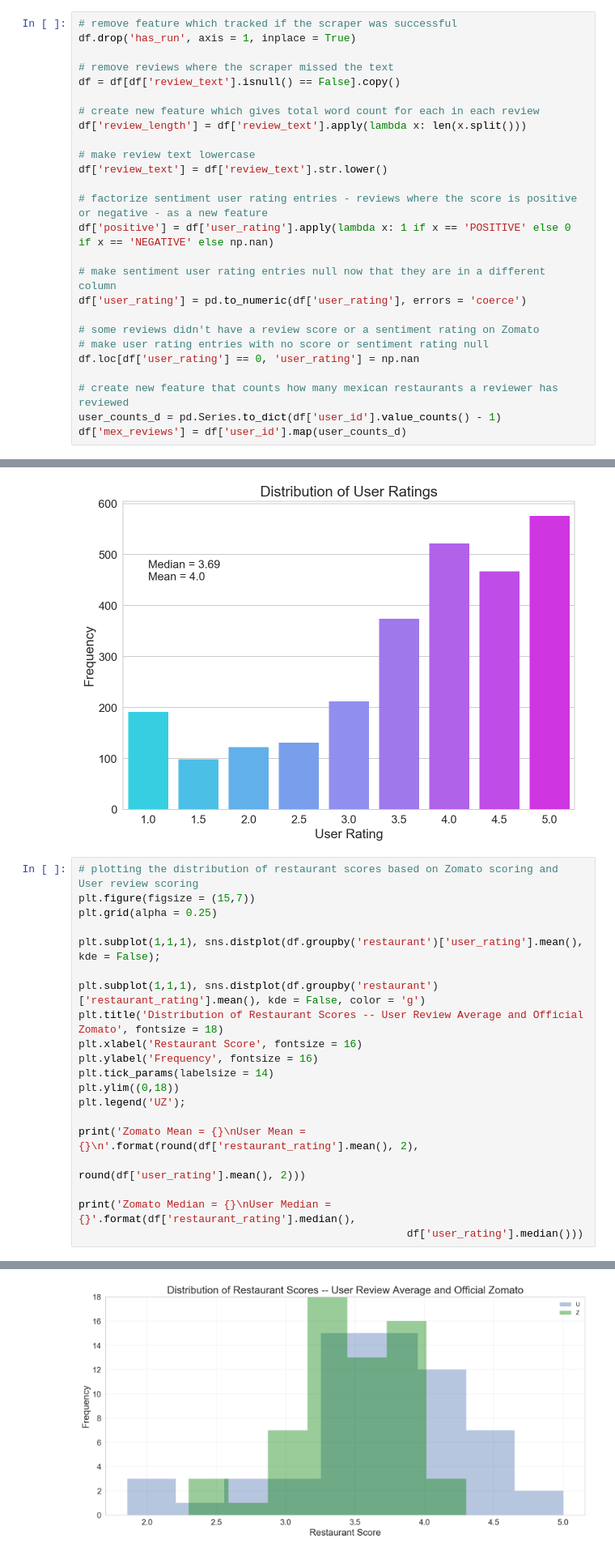
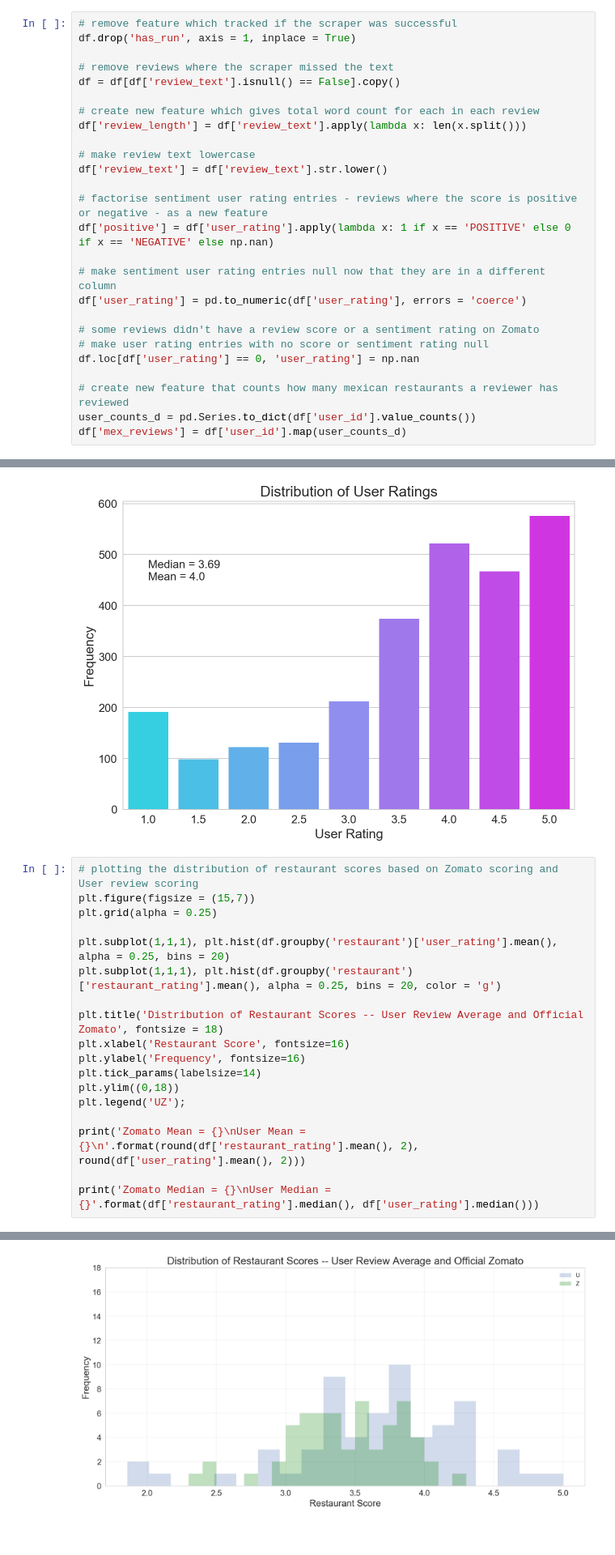
Before and after one commit to SeanTurner026/Portfolio, a Jupyter notebook: Capstone Project/Zomato Analysis.ipynb, the cells around one changed output, grey strips where cells are left out. Shown at 81% size. Drawn from its saved outputs; the diff is of its cells as text.

Commit message:
Cleaned up sentiment analysis code

```diff
--- a/Capstone Project/Zomato Analysis.ipynb
+++ b/Capstone Project/Zomato Analysis.ipynb
@@ -64,7 +64,7 @@ df['review_length'] = df['review_text'].apply(lambda x: len(x.split()))
 # make review text lowercase
 df['review_text'] = df['review_text'].str.lower()
 
-# factorize sentiment user rating entries - reviews where the score is positive or negative - as a new feature
+# factorise sentiment user rating entries - reviews where the score is positive or negative - as a new feature
 df['positive'] = df['user_rating'].apply(lambda x: 1 if x == 'POSITIVE' else 0 if x == 'NEGATIVE' else np.nan)
 
 # make sentiment user rating entries null now that they are in a different column
@@ -75,5 +75,5 @@ df['user_rating'] = pd.to_numeric(df['user_rating'], errors = 'coerce')
 df.loc[df['user_rating'] == 0, 'user_rating'] = np.nan
 
 # create new feature that counts how many mexican restaurants a reviewer has reviewed
-user_counts_d = pd.Series.to_dict(df['user_id'].value_counts() - 1)
+user_counts_d = pd.Series.to_dict(df['user_id'].value_counts())
 df['mex_reviews'] = df['user_id'].map(user_counts_d)
@@ -107,30 +136,28 @@ plt.annotate('Median = {}\nMean = {}'.format(round(df['user_rating'].mean(), 2),
 # %%
 # plotting the distribution of restaurant scores based on Zomato scoring and User review scoring
 plt.figure(figsize = (15,7))
 plt.grid(alpha = 0.25)
 
-plt.subplot(1,1,1), sns.distplot(df.groupby('restaurant')['user_rating'].mean(), kde = False);
+plt.subplot(1,1,1), plt.hist(df.groupby('restaurant')['user_rating'].mean(), alpha = 0.25, bins = 20)
+plt.subplot(1,1,1), plt.hist(df.groupby('restaurant')['restaurant_rating'].mean(), alpha = 0.25, bins = 20, color = 'g')
 
-plt.subplot(1,1,1), sns.distplot(df.groupby('restaurant')['restaurant_rating'].mean(), kde = False, color = 'g')
 plt.title('Distribution of Restaurant Scores -- User Review Average and Official Zomato', fontsize = 18)
-plt.xlabel('Restaurant Score', fontsize = 16)
-plt.ylabel('Frequency', fontsize = 16)
-plt.tick_params(labelsize = 14)
+plt.xlabel('Restaurant Score', fontsize=16)
+plt.ylabel('Frequency', fontsize=16)
+plt.tick_params(labelsize=14)
 plt.ylim((0,18))
 plt.legend('UZ');
 
-print('Zomato Mean = {}\nUser Mean = {}\n'.format(round(df['restaurant_rating'].mean(), 2),
-                                                  round(df['user_rating'].mean(), 2)))
+print('Zomato Mean = {}\nUser Mean = {}\n'.format(round(df['restaurant_rating'].mean(), 2), round(df['user_rating'].mean(), 2)))
 
-print('Zomato Median = {}\nUser Median = {}'.format(df['restaurant_rating'].median(),
-                                                    df['user_rating'].median()))
+print('Zomato Median = {}\nUser Median = {}'.format(df['restaurant_rating'].median(), df['user_rating'].median()))
 # %% [output]
 Zomato Mean = 3.75
 User Mean = 3.69
 
 Zomato Median = 3.9
 User Median = 4.0
-[figure, old version]
+[figure, new version]
 # %% [markdown]
 Most of the User review scores are 3.5 and above. Lets have a look at how many reviews these restaurants actually have.
 # %%
```
Also changed, not shown: parts of 67 cells of this notebook.
